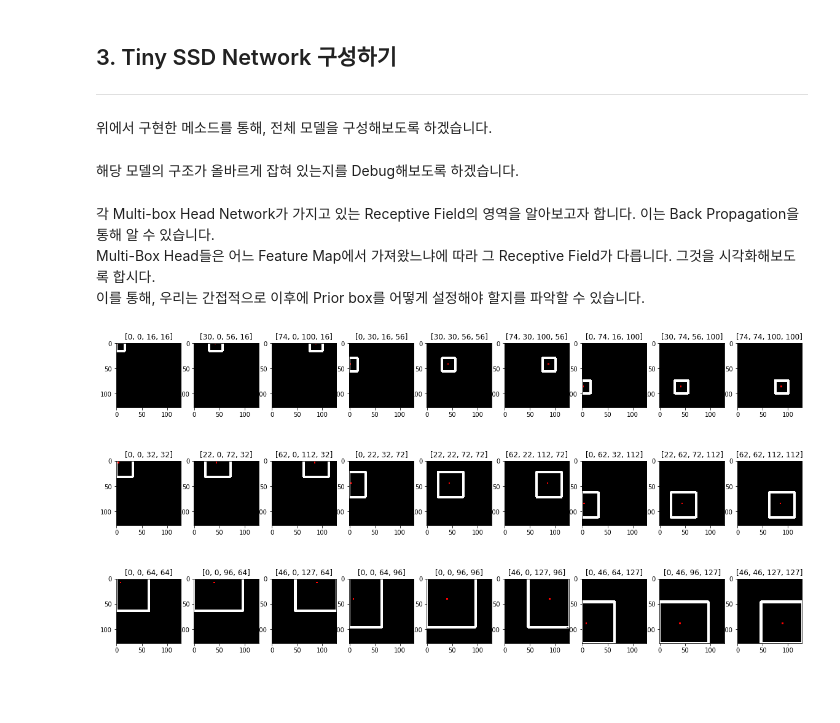
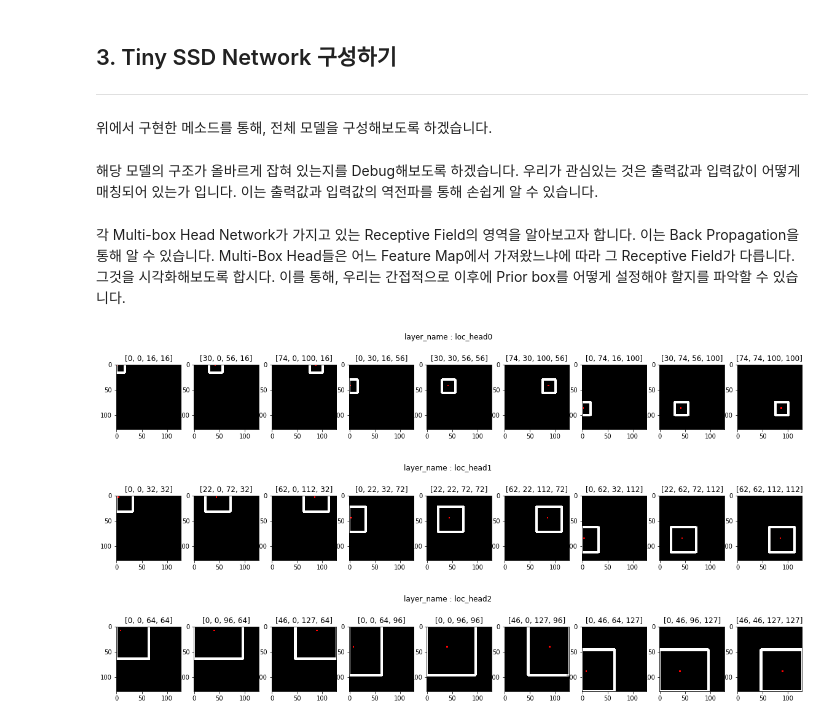
Before and after one commit to hwanginsun/SSD-object-detection, a Jupyter notebook: scripts/2. Build Model.ipynb, the cells around one changed output. Saved outputs shown, nothing was run; the diff lists cells and outputs as text; code cells hidden in the pictures; blank space fills up the shorter version.

```diff
--- a/scripts/2. Build Model.ipynb
+++ b/scripts/2. Build Model.ipynb
@@ -257,7 +274,7 @@ predictions = attach_multibox_head(base_network,
                                    ['norm3_2','norm4_2','norm5_2'])
 tiny_ssd = Model(base_network.input, predictions)
 # %% [markdown]
-해당 모델의 구조가 올바르게 잡혀 있는지를 Debug해보도록 하겠습니다.
+해당 모델의 구조가 올바르게 잡혀 있는지를 Debug해보도록 하겠습니다. 우리가 관심있는 것은 출력값과 입력값이 어떻게 매칭되어 있는가 입니다. 이는 출력값과 입력값의 역전파를 통해 손쉽게 알 수 있습니다.
 # %%
 validset = DetectionDataset(data_type='validation')
 
@@ -274,48 +291,51 @@ model = Model(base_network.input, predictions,name='ssd1')
 sess = K.get_session()
 graph = sess.graph
 # %% [markdown]
-각 Multi-box Head Network가 가지고 있는 Receptive Field의 영역을 알아보고자 합니다. 이는 Back Propagation을 통해 알 수 있습니다. <Br>
-Multi-Box Head들은 어느 Feature Map에서 가져왔느냐에 따라 그 Receptive Field가 다릅니다. 그것을 시각화해보도록 합시다.<br>
-이를 통해, 우리는 간접적으로 이후에 Prior box를 어떻게 설정해야 할지를 파악할 수 있습니다.
+각 Multi-box Head Network가 가지고 있는 Receptive Field의 영역을 알아보고자 합니다. 이는 Back Propagation을 통해 알 수 있습니다. Multi-Box Head들은 어느 Feature Map에서 가져왔느냐에 따라 그 Receptive Field가 다릅니다. 그것을 시각화해보도록 합시다. 이를 통해, 우리는 간접적으로 이후에 Prior box를 어떻게 설정해야 할지를 파악할 수 있습니다.
 # %%
-fig = plt.figure(figsize=(20,10))
-
 # 확인하고자 하는 Multi-box Head의 리스트들
 strides = [4,8,16]
 layer_names = ['loc_head0','loc_head1','loc_head2']
 
-counter = 0
 inputs = model.inputs[0]
-for stride,layer_name in tqdm(zip(strides,layer_names)):
+for stride,layer_name in zip(strides,layer_names):
     # 우리가 확인해보고 싶은 Multi-Box Head의 Layer
     target_tensor = model.get_layer(layer_name).output
-
+    fig = plt.figure(figsize=(20,3))
+    plt.suptitle(f"layer_name : {layer_name}")
+    counter = 0
     for i in np.linspace(0,128//stride,4,dtype=np.int)[:-1]:
         for j in np.linspace(0,128//stride,4,dtype=np.int)[:-1]:
             # Receptive Field을 역전파를 통해 계산하기
             target_node = target_tensor[:,i,j,:]
-            grad = tf.gradients(target_node, inputs)[0]
+            grad = tf.gradients(target_node, inputs,
+                                grad_ys=tf.ones_like(target_node))[0]
             output = sess.run(grad,feed_dict={ inputs:images })
             receptive_field = (output>0).sum(axis=(0,-1))
 
             # Receptive_field의 범위 구하기
             ymin,xmin = np.argwhere(receptive_field).min(axis=0)
             ymax,xmax = np.argwhere(receptive_field).max(axis=0)
 
             # 결과를 사각형으로 그리기
             blank = np.zeros_like(images[0],dtype=np.uint8)
-            visualized = cv2.rectangle(blank,(xmin,ymin),(xmax,ymax),(255,255,255),3)
+            visualized = cv2.rectangle(blank,
+                                       (xmin,ymin),(xmax,ymax),
+                                       (255,255,255),3)
 
             # 중심점을 찍기
             center_x = stride*j+stride//2
             center_y = stride*i+stride//2
-            visualized[center_y-1:center_y+2,center_x-1:center_x+2,0] = 255
+            visualized[center_y-1:center_y+2,
+                       center_x-1:center_x+2,0] = 255
 
             # 이미지를 시각화
-            counter += 1
-            ax = fig.add_subplot(len(layer_names),9,counter)
+            counter+=1
+            ax = fig.add_subplot(1, 9, counter)
             ax.set_title([xmin,ymin,xmax,ymax])
             ax.imshow(visualized)
-plt.show()
+    plt.show()
 # %% [output]
-[figure, old version]
+[figure, new version]
+[figure, added]
+[figure, added]
```
Also changed, not shown: parts of 12 cells of this notebook, 4 other files.
